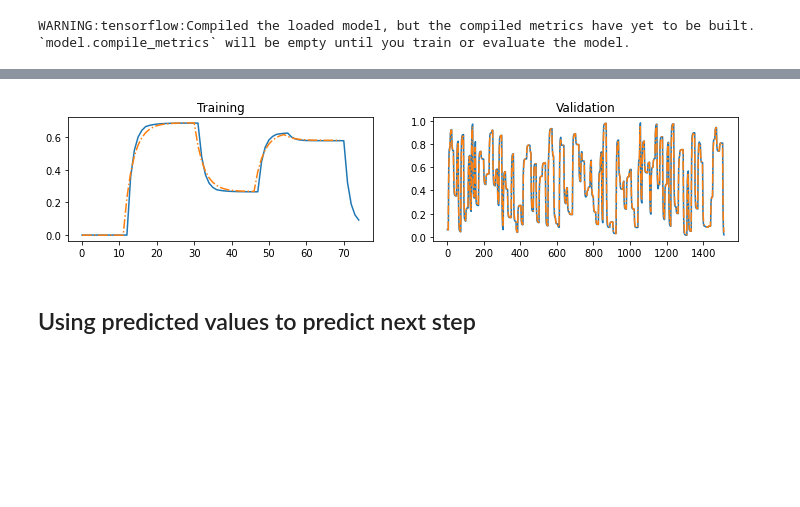
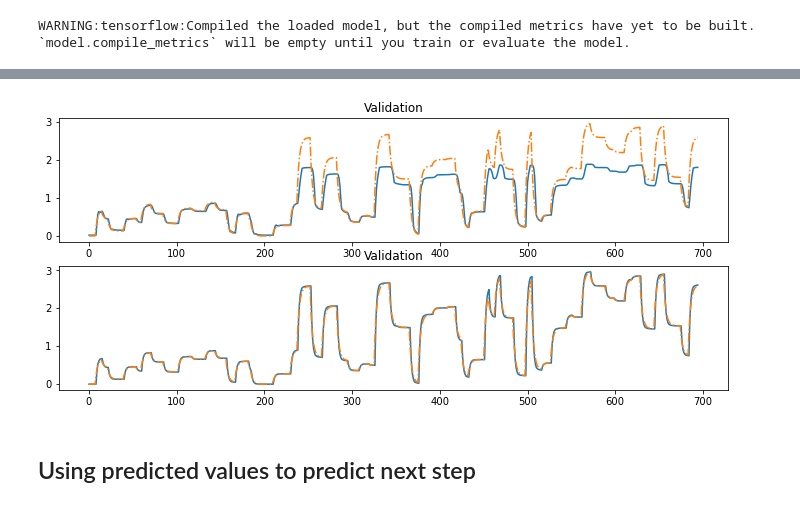
Before and after one commit to BYU-PRISM/Transformer_MPC, a Jupyter notebook: 03_HybridModel/pinn_on2.ipynb, the cells around one changed output, grey strips where cells are left out. Saved outputs shown, nothing was run; the diff lists cells and outputs as text; code cells hidden in the pictures; blank space fills up the shorter version.

Commit message:
pinn code updated

```diff
--- a/03_HybridModel/pinn_on2.ipynb
+++ b/03_HybridModel/pinn_on2.ipynb
@@ -240,7 +238,5 @@ Metal device set to: Apple M1 Pro
 # %%
-# PINN On or Off
-solver.is_pinn = True
-solver.solve_with_tf_optimizer(optim, X_train1, Y_train1, n_step=300)
-
-solver.solve_with_scipy_optimizer(X_train1, Y_train1, method='L-BFGS-B')
+# PINN Off case
+solver1.is_pinn = False
+solver1.solve_with_tf_optimizer(optim, X_train, Y_train, n_step=300)
 # %% [output]
@@ -320,2 +278,8 @@ solver.model.save('PINN_FOPDT_onestep_LSTM_pinn_on.h5')
 # %% [output]
 WARNING:tensorflow:Compiled the loaded model, but the compiled metrics have yet to be built. `model.compile_metrics` will be empty until you train or evaluate the model.
+# %%
+# #PINN On case
+solver2.is_pinn = True
+solver2.solve_with_tf_optimizer(optim, X_train, Y_train, n_step=300)
+
+solver2.solve_with_scipy_optimizer(X_train, Y_train, method='L-BFGS-B')
@@ -322,28 +334,29 @@ WARNING:tensorflow:Compiled the loaded model, but the compiled metrics have yet
 # %%
-# Training results
-yp_train1 = solver.model(X_train1)
-y_pinn_train1 = s2.inverse_transform(yp_train1)
+# Model evaluation with input datas (PINN off model)
+ynn_off = solver1.model(X_val)
+ynn_off = s2.inverse_transform(ynn_off)
 
-yp_val1 = solver.model(X_val1)
-y_pinn_val1 = s2.inverse_transform(yp_val1)
-
+# Model evaluation with input datas (PINN on model)
+ynn_on = solver2.model(X_val)
+ynn_on = s2.inverse_transform(ynn_on)
 
 plt.figure(figsize=(12,5))
-plt.subplot(2,2,1)
-plt.gca().set_title('Training')
-plt.plot(y_pinn_train1)
-plt.plot(data1["y"].to_numpy()[window:y_pinn_train1.shape[0]], '-.')
+plt.subplot(2,1,1)
+plt.gca().set_title('Validation')
+plt.plot(ynn_off)
+plt.plot(data3["y"].to_numpy()[window:], '-.')
+# plt.plot(validation["y"].to_numpy()[ynn_train_off.shape[0]+window+window:], '-.')
 
-
-plt.subplot(2,2,2)
+plt.subplot(2,1,2)
 plt.gca().set_title('Validation')
-plt.plot(y_pinn_val1)
-plt.plot(data1["y"].to_numpy()[y_pinn_train1.shape[0]+window+window:], '-.')
+plt.plot(ynn_on)
+plt.plot(data3["y"].to_numpy()[window:], '-.')
+# plt.plot(validation["y"].to_numpy()[ynn_train_on.shape[0]+window+window:], '-.')
 
 
 plt.show()
 # %% [output]
-[figure, old version]
+[figure, new version]
 # %% [markdown]
 ## Using predicted values to predict next step
 # %%
```
Also changed, not shown: parts of 21 cells of this notebook, 25 other files.
